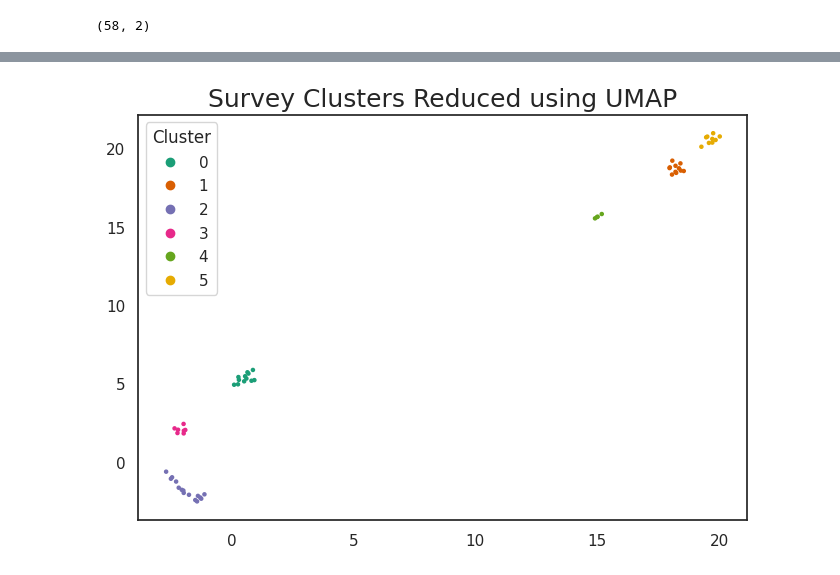
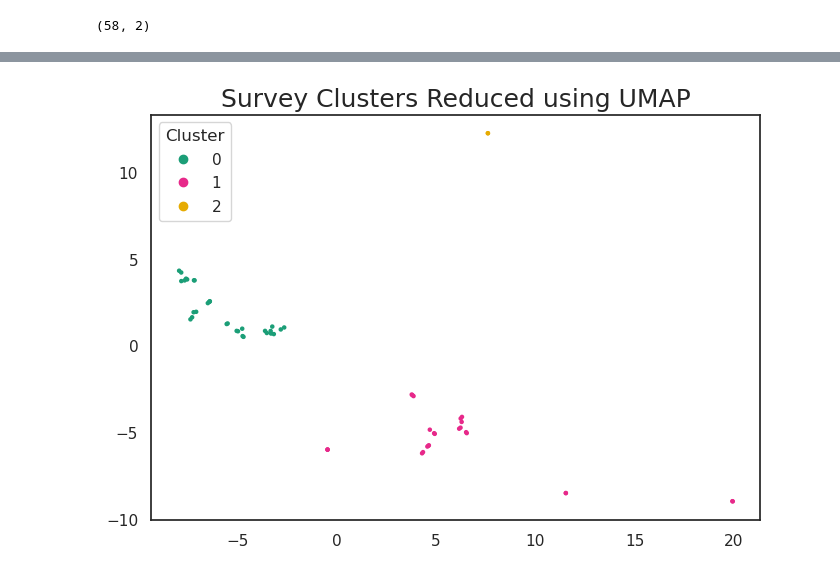
Before and after one commit to In-For-Disaster-Analytics/sites-and-stories-nlp, a Jupyter notebook: LLMsAnalysis/UMAP.ipynb, the cells around one changed output, grey strips where cells are left out. Cells and saved outputs as stored; diff of their text form; code cells hidden in the pictures.

```diff
--- a/LLMsAnalysis/UMAP.ipynb
+++ b/LLMsAnalysis/UMAP.ipynb
@@ -25,7 +14,7 @@ plt.style.use('fivethirtyeight')
 # %%
 sns.set(style='white', context='notebook', rc={'figure.figsize':(7,5)})
 # %%
-df = pd.read_csv("Curated/HandCleaned/CodedSurveyTopics.csv")
+df = pd.read_csv("CodedOutputs/survey_coded.csv")
 # %%
 print(len(df))
 # %% [output]
@@ -69,13 +35,13 @@ array([[1., 1., 1., ..., 0., 0., 0.],
 # %%
 import umap
 reducer  = umap.UMAP(
-    n_neighbors=10,
+    n_neighbors=2,
     min_dist=0.0,
     n_components=2,
     random_state=42,
 )
 # %%
-embedding = reducer.fit_transform(surveyData)
+embedding = reducer.fit_transform(surveyData[:,2:])
 embedding.shape
 # %% [output]
 (58, 2)
@@ -102,15 +68,15 @@ array([[-2.684495  , -0.61572695],
 # %%
 import matplotlib as mpl
 
-kmeans_labels = cluster.KMeans(n_clusters=6).fit_predict(embedding)
+kmeans_labels = cluster.KMeans(n_clusters=3).fit_predict(embedding)
 cmap = mpl.colors.ListedColormap(["#1b9e77", "#d95f02", "#7570b3","#e7298a", "#66a61e","#e6ab02"])
 scatter = plt.scatter(embedding[:, 0], embedding[:, 1], c=kmeans_labels, s=5, cmap=cmap);
 
-plt.legend(*scatter.legend_elements(num=5),
+plt.legend(*scatter.legend_elements(num=2),
                     loc="upper left", title="Cluster")
 plt.title('Survey Clusters Reduced using UMAP', fontsize=18);
 # %% [output]
-[figure, old version]
+[figure, new version]
 # %%
 c = df.columns[1:-2].tolist()
 c.append('Survey1')
```
Also changed, not shown: parts of 14 cells of this notebook, 30 other files.
